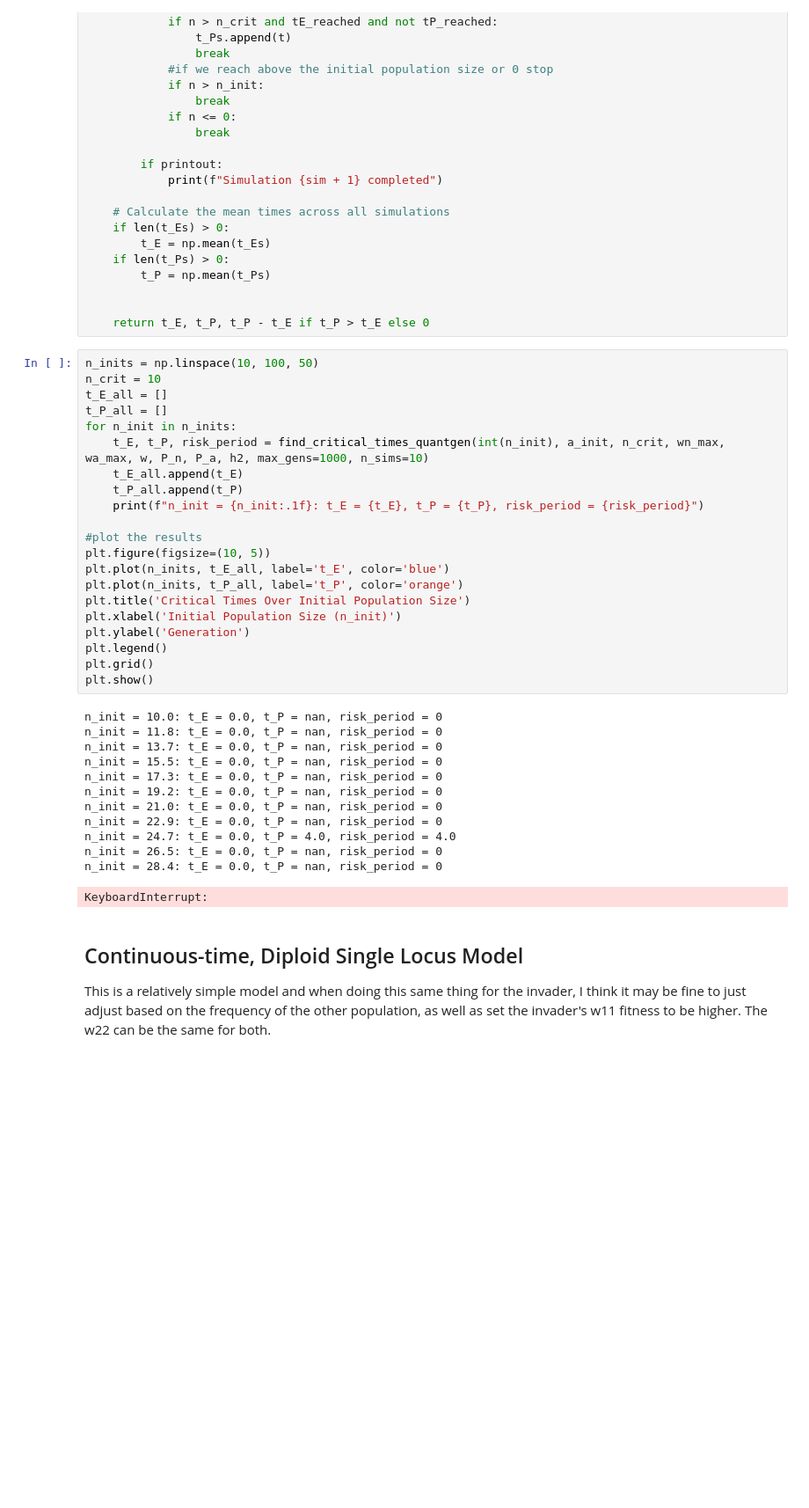
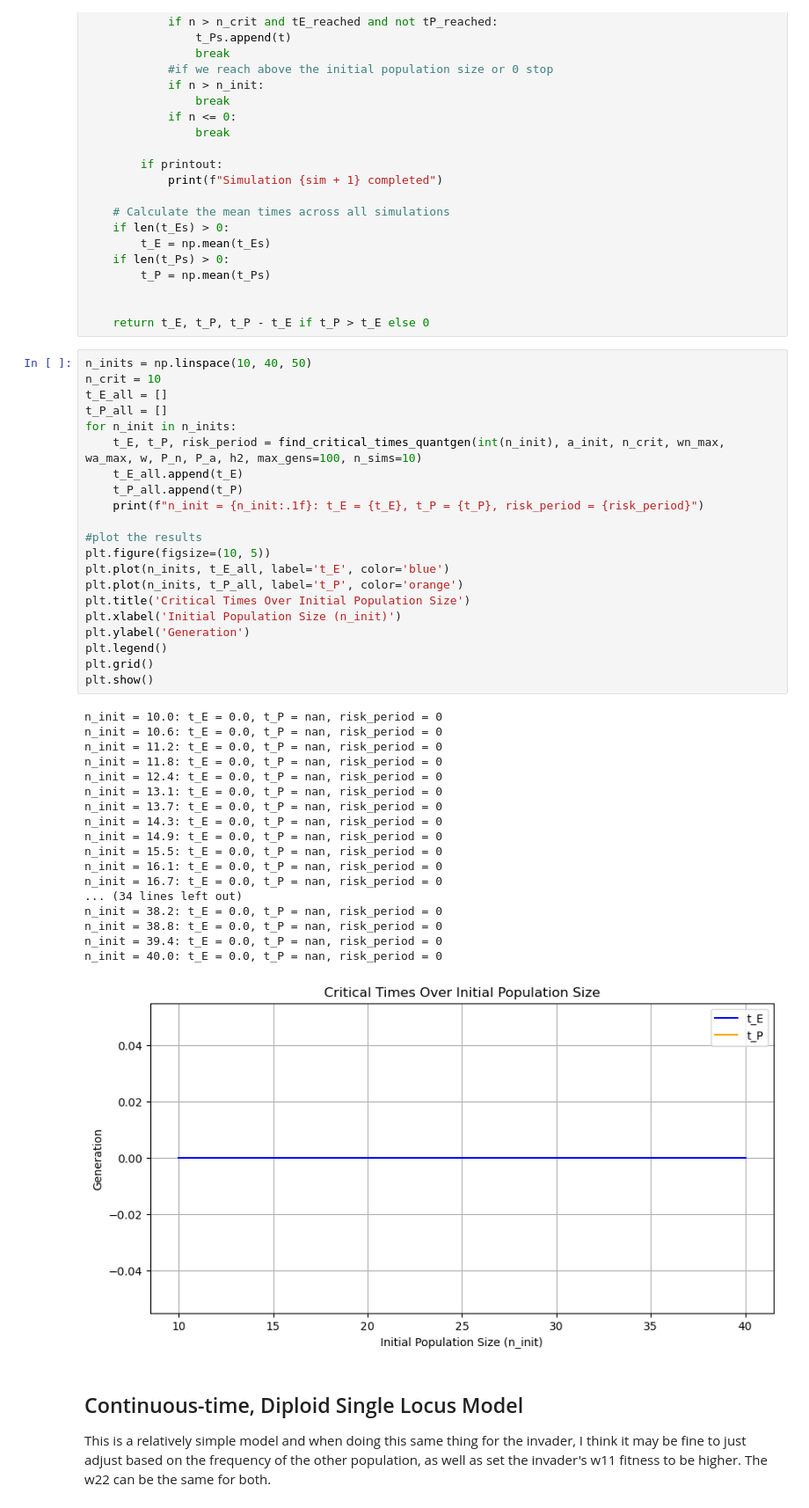
Before and after one commit to jonazhu/extinctionmodeling, a Jupyter notebook: q2_invadingspecies/invader_model.ipynb, the cells around one changed output. Shown at 88% size. Drawn from its saved outputs; the diff is of its cells as text; blank space fills up the shorter version.

```diff
--- a/q2_invadingspecies/invader_model.ipynb
+++ b/q2_invadingspecies/invader_model.ipynb
@@ -542,39 +542,45 @@ def find_critical_times_quantgen(n_init, a_init, n_crit, wn_max, wa_max, w, P_n,
 
     return t_E, t_P, t_P - t_E if t_P > t_E else 0
 # %%
-n_inits = np.linspace(10, 100, 50)
+n_inits = np.linspace(10, 40, 50)
 n_crit = 10
 t_E_all = []
 t_P_all = []
 for n_init in n_inits:
-    t_E, t_P, risk_period = find_critical_times_quantgen(int(n_init), a_init, n_crit, wn_max, wa_max, w, P_n, P_a, h2, max_gens=1000, n_sims=10)
+    t_E, t_P, risk_period = find_critical_times_quantgen(int(n_init), a_init, n_crit, wn_max, wa_max, w, P_n, P_a, h2, max_gens=100, n_sims=10)
     t_E_all.append(t_E)
     t_P_all.append(t_P)
     print(f"n_init = {n_init:.1f}: t_E = {t_E}, t_P = {t_P}, risk_period = {risk_period}")
 
 #plot the results
 plt.figure(figsize=(10, 5))
 plt.plot(n_inits, t_E_all, label='t_E', color='blue')
 plt.plot(n_inits, t_P_all, label='t_P', color='orange')
 plt.title('Critical Times Over Initial Population Size')
 plt.xlabel('Initial Population Size (n_init)')
 plt.ylabel('Generation')
 plt.legend()
 plt.grid()
 plt.show()
 # %% [output]
 n_init = 10.0: t_E = 0.0, t_P = nan, risk_period = 0
+n_init = 10.6: t_E = 0.0, t_P = nan, risk_period = 0
+n_init = 11.2: t_E = 0.0, t_P = nan, risk_period = 0
 n_init = 11.8: t_E = 0.0, t_P = nan, risk_period = 0
+n_init = 12.4: t_E = 0.0, t_P = nan, risk_period = 0
+n_init = 13.1: t_E = 0.0, t_P = nan, risk_period = 0
 n_init = 13.7: t_E = 0.0, t_P = nan, risk_period = 0
+n_init = 14.3: t_E = 0.0, t_P = nan, risk_period = 0
+n_init = 14.9: t_E = 0.0, t_P = nan, risk_period = 0
 n_init = 15.5: t_E = 0.0, t_P = nan, risk_period = 0
-n_init = 17.3: t_E = 0.0, t_P = nan, risk_period = 0
-n_init = 19.2: t_E = 0.0, t_P = nan, risk_period = 0
-n_init = 21.0: t_E = 0.0, t_P = nan, risk_period = 0
-n_init = 22.9: t_E = 0.0, t_P = nan, risk_period = 0
-n_init = 24.7: t_E = 0.0, t_P = 4.0, risk_period = 4.0
-n_init = 26.5: t_E = 0.0, t_P = nan, risk_period = 0
-n_init = 28.4: t_E = 0.0, t_P = nan, risk_period = 0
+n_init = 16.1: t_E = 0.0, t_P = nan, risk_period = 0
+n_init = 16.7: t_E = 0.0, t_P = nan, risk_period = 0
+... (34 lines left out)
+n_init = 38.2: t_E = 0.0, t_P = nan, risk_period = 0
+n_init = 38.8: t_E = 0.0, t_P = nan, risk_period = 0
+n_init = 39.4: t_E = 0.0, t_P = nan, risk_period = 0
+n_init = 40.0: t_E = 0.0, t_P = nan, risk_period = 0
-KeyboardInterrupt:
+[figure, added]
 # %% [markdown]
 ## Continuous-time, Diploid Single Locus Model
 
```
